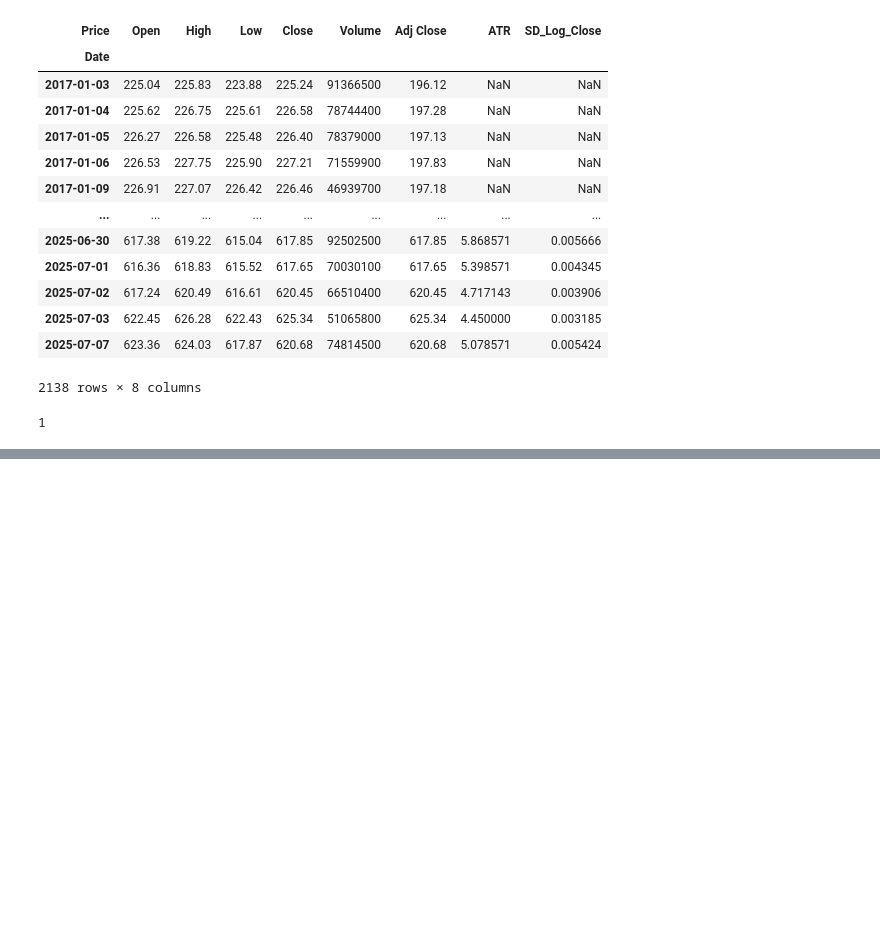
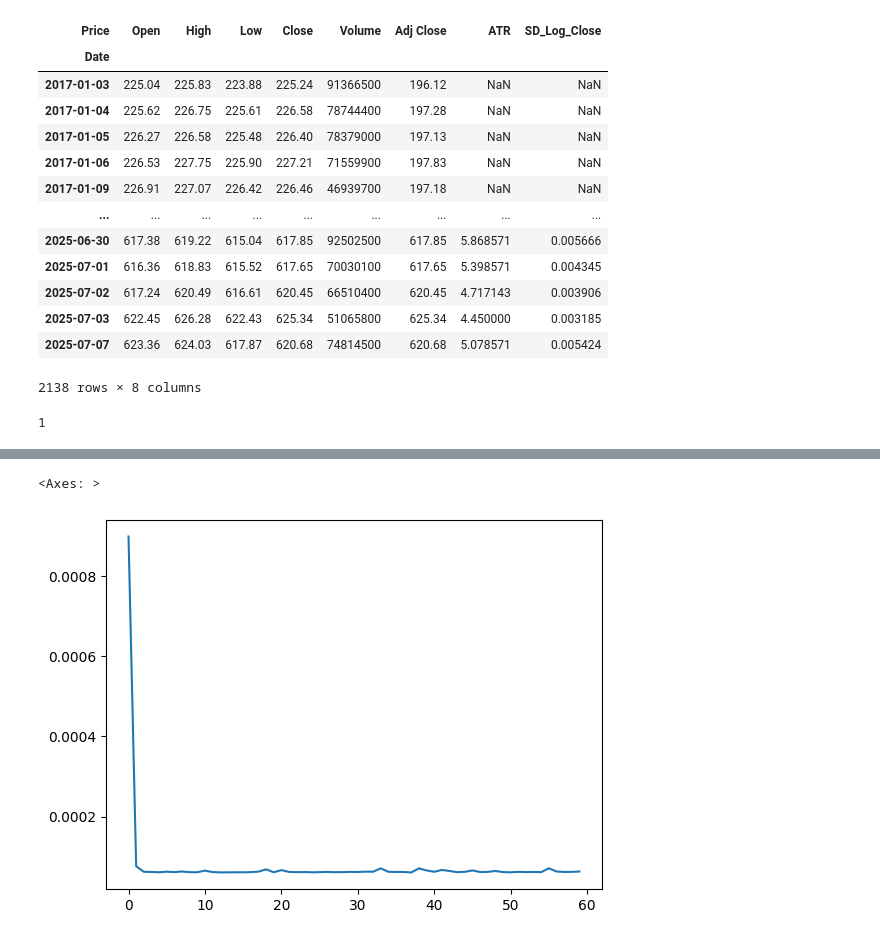
Before and after one commit to AkshayMurthy1/lstm-atr-prediction, a Jupyter notebook: stock-data/get_stock_data.ipynb, the cells around one changed output, grey strips where cells are left out. Cells and saved outputs as stored; diff of their text form; code cells hidden in the pictures; blank space fills up the shorter version.

```diff
--- a/stock-data/get_stock_data.ipynb
+++ b/stock-data/get_stock_data.ipynb
@@ -223,0 +299,38 @@ for i in range(epochs):
+# %%
+X_train_sd,y_train_sd,X_test_sd,y_test_sd = tt_split(df_n,vol_metric="SD_Log_Close")
+X_seq_sd,y_seq_sd,X_seq_test_sd,y_seq_test_sd = make_seq(X_train_sd,y_train_sd,X_test_sd,y_test_sd)
+loader_sd,loader_test_sd = create_loaders(X_seq_sd,y_seq_sd,X_seq_test_sd,y_seq_test_sd)
+# %%
+#training loop
+model_sd = NN_LSTM(input_size=4,output_size=1)
+epochs = 60
+optim = torch.optim.Adam(params = model_sd.parameters())
+crit = MSELoss()
+losses = []
+losses_test = []
+
+for i in range(epochs):
+    running_loss = 0
+    for x_window,y_sd in loader_sd:
+        #print("Running")
+        input = x_window.permute(1,0,2) #shape = [seq_length,batch_length,4]
+        out = model_sd(input)
+        #print(y_sd.shape)
+        loss = crit(out,y_sd)
+        running_loss+=loss.item()
+        optim.zero_grad()
+        loss.backward()
+        optim.step()
+            # could try loss += (i+1)/period/sum(j/period for j in range(period))crit(out,y_train[i]); adds a coeff to give more weigt to recent ones
+    running_loss/=(len(loader_sd))
+    print(f"Training Loss: {running_loss}")
+    losses.append(running_loss)
+
+    with torch.no_grad():
+        testing_loss = 0
+        for x_window_test,y_sd_test in loader_test_sd:
+            out_test = model_sd(x_window_test.permute(1,0,2))
+            #print(y_sd_test.shape)
+            loss = crit(out_test,y_sd_test)
+            testing_loss+=loss.item()
+        losses_test.append(testing_loss/(len(loader_test_sd)))
@@ -223,0 +355,5 @@ for i in range(epochs):
+# %%
+sns.lineplot(losses)
+# %% [output]
+<Axes: >
+[figure, added]
```
Also changed, not shown: parts of 9 cells of this notebook.
